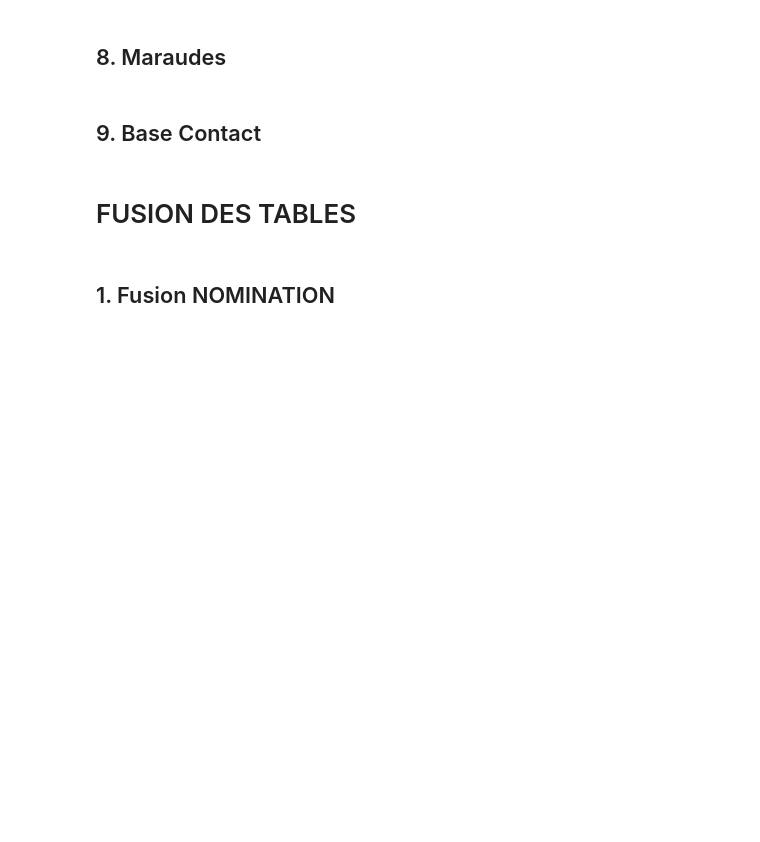
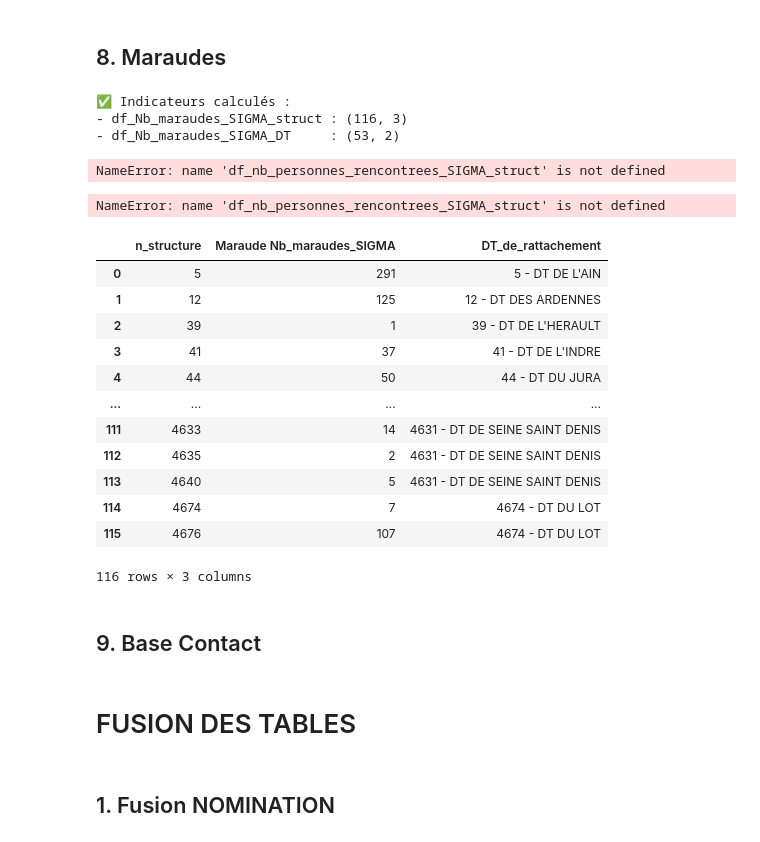
Before and after one commit to Croix-rouge-test/Code-PAT, a Jupyter notebook: Code_CSA.ipynb, the cells around one changed output. Saved outputs shown, nothing was run; the diff lists cells and outputs as text; code cells hidden in the pictures; blank space fills up the shorter version.

```diff
--- a/Code_CSA.ipynb
+++ b/Code_CSA.ipynb
@@ -395,0 +329,28 @@ df_nb_personnes_rencontrees_sigma, df_Nb_maraudes_SIGMA, df_maraude, df_rattache
+# %%
+print("✅ Indicateurs calculés :")
+print("- df_Nb_maraudes_SIGMA_struct :", df_Nb_maraudes_SIGMA_struct.shape)
+print("- df_Nb_maraudes_SIGMA_DT     :", df_Nb_maraudes_SIGMA_DT.shape)
+print("- df_nb_contacts_struct       :", df_nb_personnes_rencontrees_SIGMA_struct.shape)
+print("- df_nb_contacts_DT           :", df_nb_personnes_rencontrees_SIGMA_DT.shape)
+print("- df_max_nb_personnes         :", df_max_nb_personnes.shape)
+print("- df_max_nb_personnes_struct  :", df_max_nb_personnes_struct.shape)
+# %% [output]
+✅ Indicateurs calculés :
+- df_Nb_maraudes_SIGMA_struct : (116, 3)
+- df_Nb_maraudes_SIGMA_DT     : (53, 2)
+NameError: name 'df_nb_personnes_rencontrees_SIGMA_struct' is not defined
+# %%
+
+
+# 5) VERIFS (avec prints OK/KO)
+verification_maraude(
+    df_ref_structure=df_ref_structure,
+    df_Nb_maraudes_SIGMA=df_Nb_maraudes_SIGMA_struct,
+    df_Nb_maraudes_SIGMA_DT=df_Nb_maraudes_SIGMA_DT,
+    df_nb_personnes_rencontrees_sigma=df_nb_personnes_rencontrees_sigma,
+    df_nb_personnes_rencontrees_SIGMA=df_nb_personnes_rencontrees_SIGMA_struct,
+    df_nb_personnes_rencontrees_SIGMA_DT=df_nb_personnes_rencontrees_SIGMA_DT,
+    df_maraude=df_Nb_maraudes_SIGMA_prep   # 👈 IMPORTANT: pour que len() corresponde à FINISHED
+)
+# %% [output]
+NameError: name 'df_nb_personnes_rencontrees_SIGMA_struct' is not defined
@@ -395,0 +426,16 @@ df_nb_personnes_rencontrees_sigma, df_Nb_maraudes_SIGMA, df_maraude, df_rattache
+# %%
+df_Nb_maraudes_SIGMA_struct
+# %% [output]
+|  | n_structure | Maraude Nb_maraudes_SIGMA | DT_de_rattachement |
+| 0 | 5 | 291 | 5 - DT DE L'AIN |
+| 1 | 12 | 125 | 12 - DT DES ARDENNES |
+| 2 | 39 | 1 | 39 - DT DE L'HERAULT |
+| 3 | 41 | 37 | 41 - DT DE L'INDRE |
+| 4 | 44 | 50 | 44 - DT DU JURA |
+| ... | ... | ... | ... |
+| 111 | 4633 | 14 | 4631 - DT DE SEINE SAINT DENIS |
+| 112 | 4635 | 2 | 4631 - DT DE SEINE SAINT DENIS |
+| 113 | 4640 | 5 | 4631 - DT DE SEINE SAINT DENIS |
+| 114 | 4674 | 7 | 4674 - DT DU LOT |
+| 115 | 4676 | 107 | 4674 - DT DU LOT |
+116 rows × 3 columns
```
Also changed, not shown: parts of 45 cells of this notebook.
